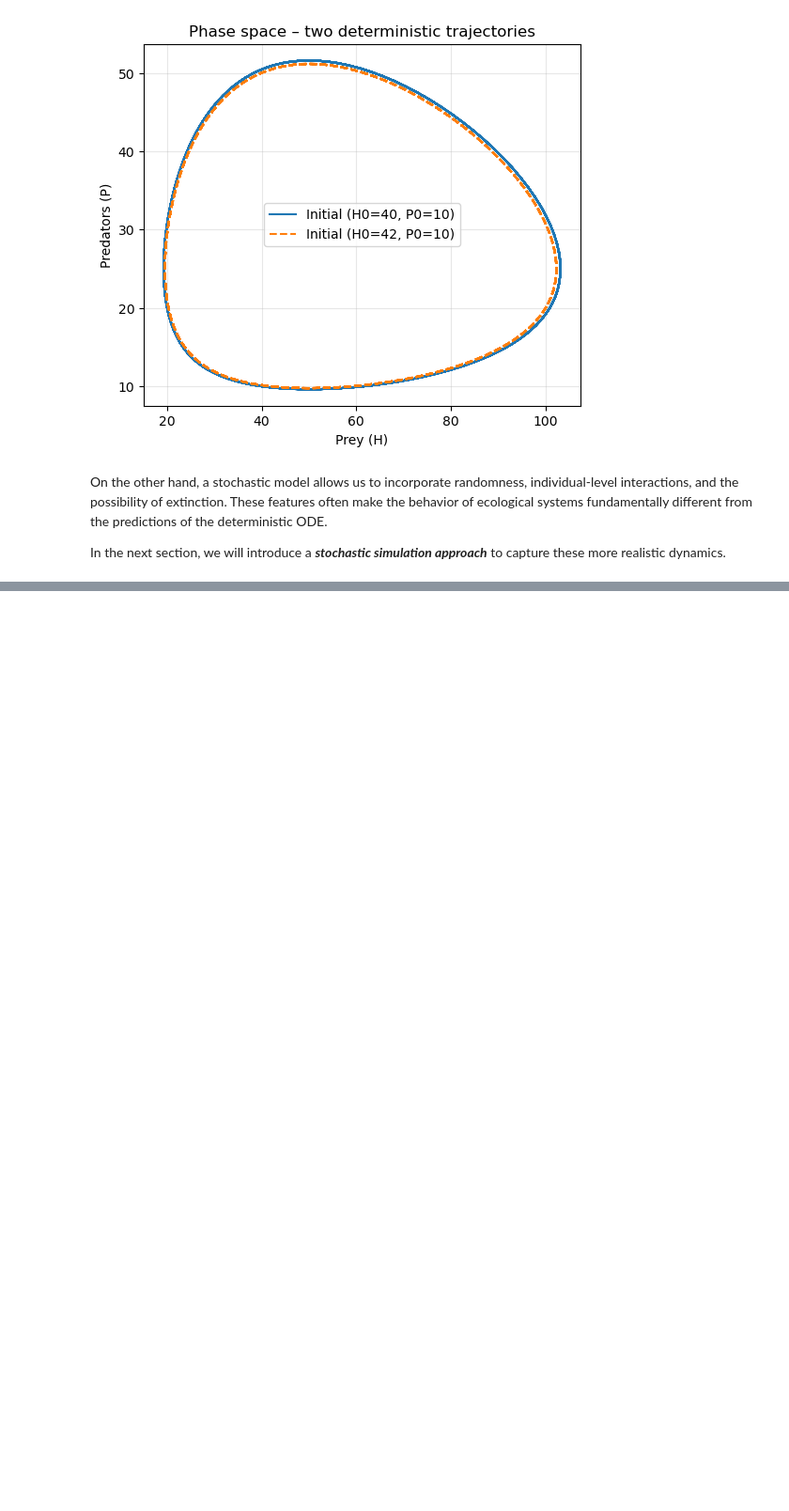
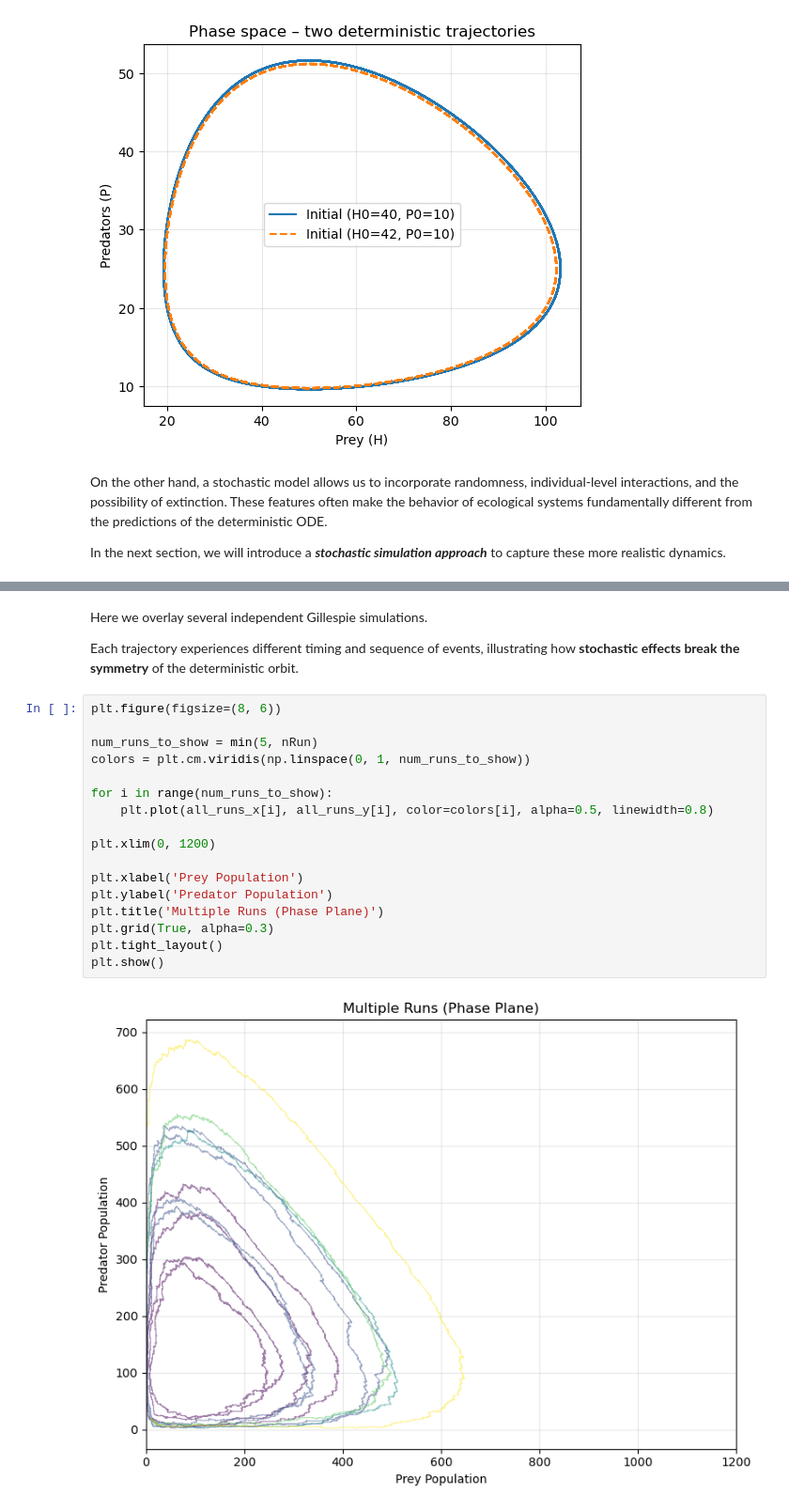
Before and after one commit to alexstoica-1/stochastic-lotka-volterra, a Jupyter notebook: notebooks/final_notebook.ipynb, the cells around one changed output, grey strips where cells are left out. Shown at 94% size. Saved outputs shown, nothing was run; the diff lists cells and outputs as text; blank space fills up the shorter version.

```diff
--- a/notebooks/final_notebook.ipynb
+++ b/notebooks/final_notebook.ipynb
@@ -594,0 +950,23 @@ def something():
+# %% [markdown]
+Here we overlay several independent Gillespie simulations.
+
+Each trajectory experiences different timing and sequence of events, illustrating how **stochastic effects break the symmetry** of the deterministic orbit.
+# %%
+plt.figure(figsize=(8, 6))
+
+num_runs_to_show = min(5, nRun)
+colors = plt.cm.viridis(np.linspace(0, 1, num_runs_to_show))
+
+for i in range(num_runs_to_show):
+    plt.plot(all_runs_x[i], all_runs_y[i], color=colors[i], alpha=0.5, linewidth=0.8)
+
+plt.xlim(0, 1200)
+
+plt.xlabel('Prey Population')
+plt.ylabel('Predator Population')
+plt.title('Multiple Runs (Phase Plane)')
+plt.grid(True, alpha=0.3)
+plt.tight_layout()
+plt.show()
+# %% [output]
+[figure, added]
```
Also changed, not shown: parts of 23 cells of this notebook, 1 other file.
